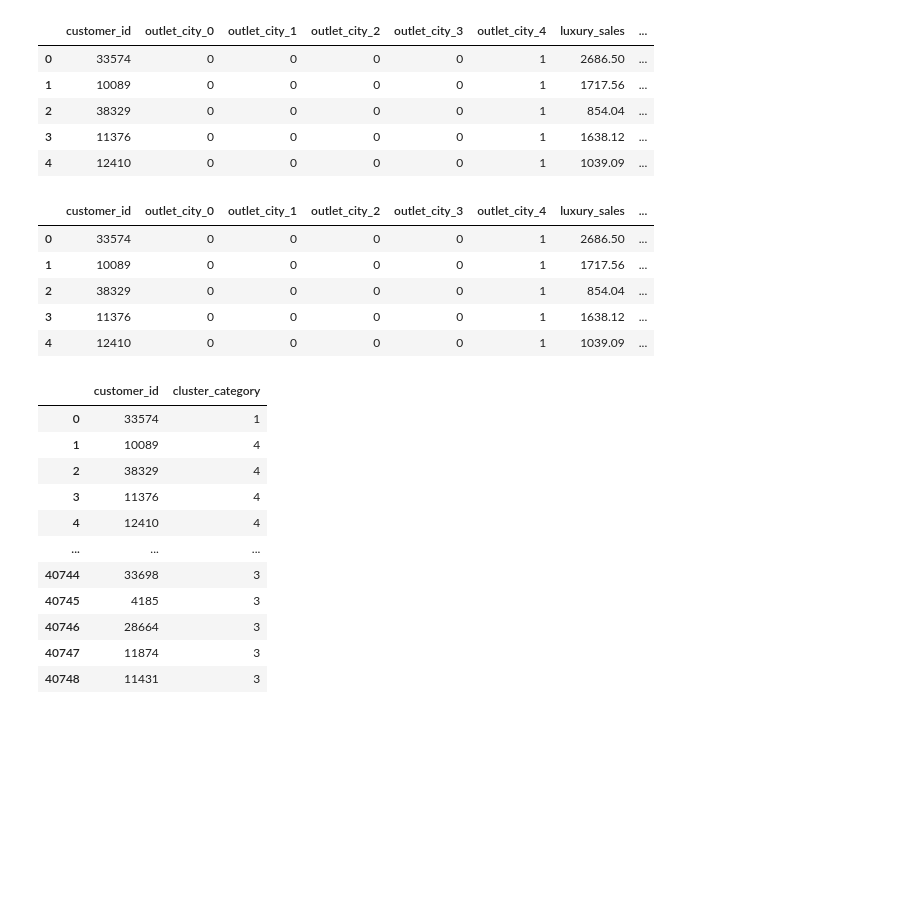
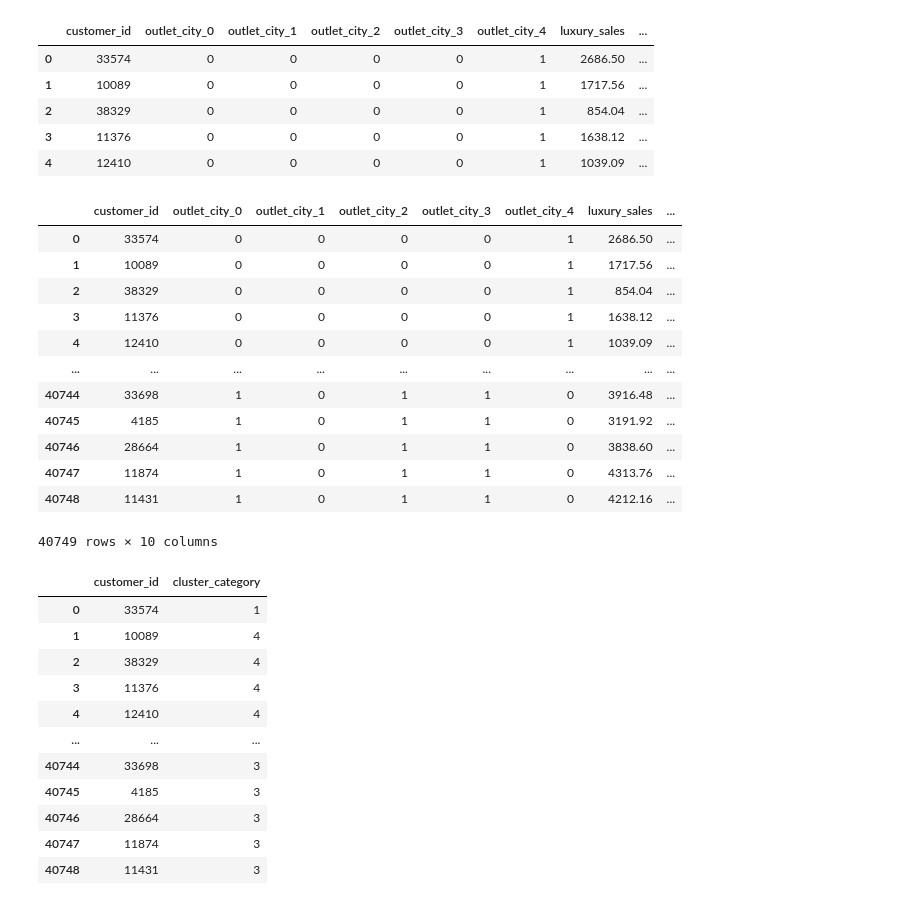
Before and after one commit to Krishnadayal/Data-Science-Project-Lifecycle, a Jupyter notebook: finalised_test.ipynb, the cells around one changed output. Cells and saved outputs as stored; diff of their text form; code cells hidden in the pictures; blank space fills up the shorter version.

```diff
--- a/finalised_test.ipynb
+++ b/finalised_test.ipynb
@@ -588,20 +592,25 @@ kj_test.head()
 | 4 | 12410 | 0 | 0 | 0 | 0 | 1 | 1039.09 | ... |
 # %%
 import joblib
-
-final_model = joblib.load("/content/random_forest_model (1).joblib")
+final_model = joblib.load("/content/random_forest_model.joblib")
 # %%
 cluster_prediction = final_model.predict(kj_test.drop(columns = ["customer_id"]))
 kj_test["cluster_category"] = cluster_prediction
+kj_test
+# %% [output]
+|  | customer_id | outlet_city_0 | outlet_city_1 | outlet_city_2 | outlet_city_3 | outlet_city_4 | luxury_sales | ... |
+| 0 | 33574 | 0 | 0 | 0 | 0 | 1 | 2686.50 | ... |
+| 1 | 10089 | 0 | 0 | 0 | 0 | 1 | 1717.56 | ... |
+| 2 | 38329 | 0 | 0 | 0 | 0 | 1 | 854.04 | ... |
+| 3 | 11376 | 0 | 0 | 0 | 0 | 1 | 1638.12 | ... |
+| 4 | 12410 | 0 | 0 | 0 | 0 | 1 | 1039.09 | ... |
+| ... | ... | ... | ... | ... | ... | ... | ... | ... |
+| 40744 | 33698 | 1 | 0 | 1 | 1 | 0 | 3916.48 | ... |
+| 40745 | 4185 | 1 | 0 | 1 | 1 | 0 | 3191.92 | ... |
+| 40746 | 28664 | 1 | 0 | 1 | 1 | 0 | 3838.60 | ... |
+| 40747 | 11874 | 1 | 0 | 1 | 1 | 0 | 4313.76 | ... |
+| 40748 | 11431 | 1 | 0 | 1 | 1 | 0 | 4212.16 | ... |
+40749 rows × 10 columns
-# %%
-kj_test.head()
-# %% [output]
-|  | customer_id | outlet_city_0 | outlet_city_1 | outlet_city_2 | outlet_city_3 | outlet_city_4 | luxury_sales | ... |
-| 0 | 33574 | 0 | 0 | 0 | 0 | 1 | 2686.50 | ... |
-| 1 | 10089 | 0 | 0 | 0 | 0 | 1 | 1717.56 | ... |
-| 2 | 38329 | 0 | 0 | 0 | 0 | 1 | 854.04 | ... |
-| 3 | 11376 | 0 | 0 | 0 | 0 | 1 | 1638.12 | ... |
-| 4 | 12410 | 0 | 0 | 0 | 0 | 1 | 1039.09 | ... |
 # %%
 predictions_df = pd.DataFrame({"customer_id": kj_test["customer_id"], "cluster_category": cluster_prediction})
 predictions_df
```
Also changed, not shown: parts of 2 cells of this notebook.
